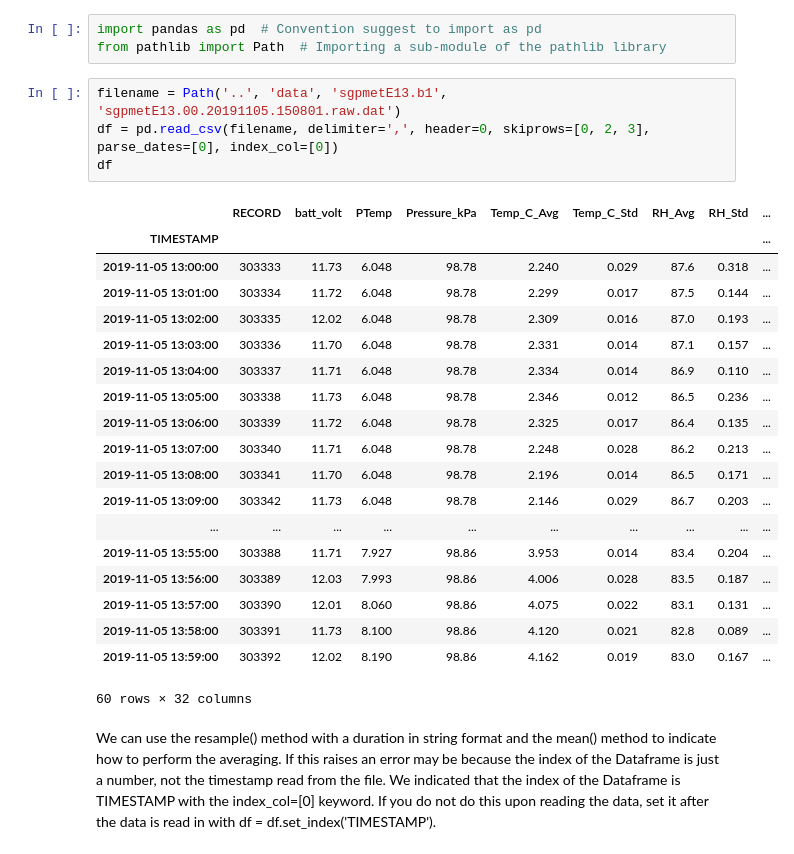
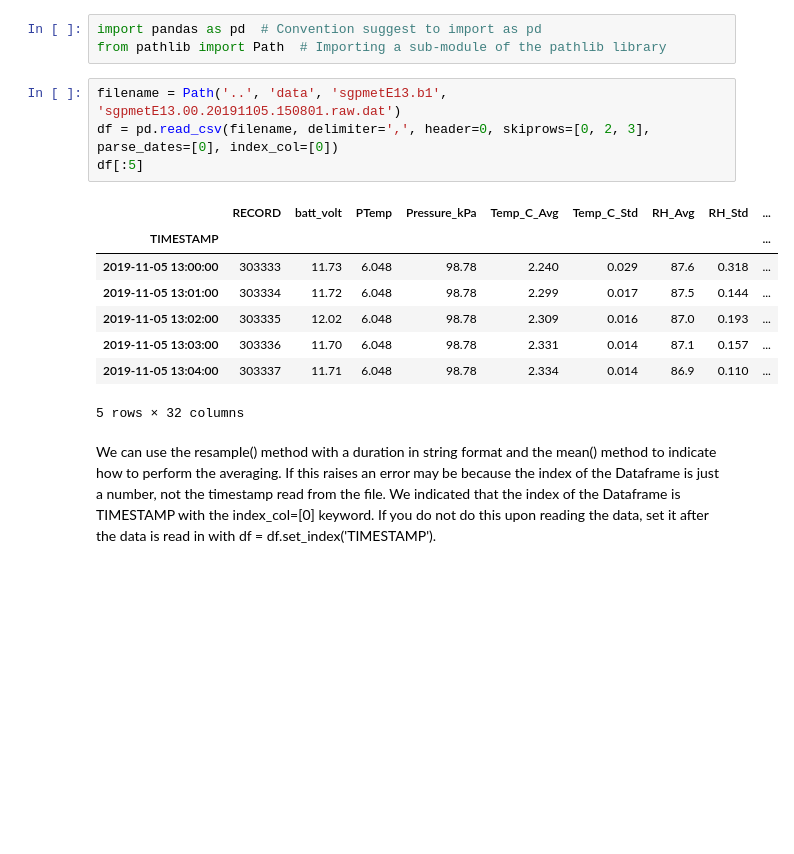
Before and after one commit to kenkehoe/AtmosphericPythonCourse, a Jupyter notebook: examples/Examples.ipynb, the cells around one changed output. Cells and saved outputs as stored; diff of their text form; blank space fills up the shorter version.

```diff
--- a/examples/Examples.ipynb
+++ b/examples/Examples.ipynb
@@ -8,26 +8,15 @@ from pathlib import Path  # Importing a sub-module of the pathlib library
 # %%
 filename = Path('..', 'data', 'sgpmetE13.b1', 'sgpmetE13.00.20191105.150801.raw.dat')
 df = pd.read_csv(filename, delimiter=',', header=0, skiprows=[0, 2, 3], parse_dates=[0], index_col=[0])
-df
+df[:5]
 # %% [output]
 |  | RECORD | batt_volt | PTemp | Pressure_kPa | Temp_C_Avg | Temp_C_Std | RH_Avg | RH_Std | ... |
 | TIMESTAMP |  |  |  |  |  |  |  |  | ... |
 | 2019-11-05 13:00:00 | 303333 | 11.73 | 6.048 | 98.78 | 2.240 | 0.029 | 87.6 | 0.318 | ... |
 | 2019-11-05 13:01:00 | 303334 | 11.72 | 6.048 | 98.78 | 2.299 | 0.017 | 87.5 | 0.144 | ... |
 | 2019-11-05 13:02:00 | 303335 | 12.02 | 6.048 | 98.78 | 2.309 | 0.016 | 87.0 | 0.193 | ... |
 | 2019-11-05 13:03:00 | 303336 | 11.70 | 6.048 | 98.78 | 2.331 | 0.014 | 87.1 | 0.157 | ... |
 | 2019-11-05 13:04:00 | 303337 | 11.71 | 6.048 | 98.78 | 2.334 | 0.014 | 86.9 | 0.110 | ... |
-| 2019-11-05 13:05:00 | 303338 | 11.73 | 6.048 | 98.78 | 2.346 | 0.012 | 86.5 | 0.236 | ... |
-| 2019-11-05 13:06:00 | 303339 | 11.72 | 6.048 | 98.78 | 2.325 | 0.017 | 86.4 | 0.135 | ... |
-| 2019-11-05 13:07:00 | 303340 | 11.71 | 6.048 | 98.78 | 2.248 | 0.028 | 86.2 | 0.213 | ... |
-| 2019-11-05 13:08:00 | 303341 | 11.70 | 6.048 | 98.78 | 2.196 | 0.014 | 86.5 | 0.171 | ... |
-| 2019-11-05 13:09:00 | 303342 | 11.73 | 6.048 | 98.78 | 2.146 | 0.029 | 86.7 | 0.203 | ... |
-| ... | ... | ... | ... | ... | ... | ... | ... | ... | ... |
-| 2019-11-05 13:55:00 | 303388 | 11.71 | 7.927 | 98.86 | 3.953 | 0.014 | 83.4 | 0.204 | ... |
-| 2019-11-05 13:56:00 | 303389 | 12.03 | 7.993 | 98.86 | 4.006 | 0.028 | 83.5 | 0.187 | ... |
-| 2019-11-05 13:57:00 | 303390 | 12.01 | 8.060 | 98.86 | 4.075 | 0.022 | 83.1 | 0.131 | ... |
-| 2019-11-05 13:58:00 | 303391 | 11.73 | 8.100 | 98.86 | 4.120 | 0.021 | 82.8 | 0.089 | ... |
-| 2019-11-05 13:59:00 | 303392 | 12.02 | 8.190 | 98.86 | 4.162 | 0.019 | 83.0 | 0.167 | ... |
-60 rows × 32 columns
+5 rows × 32 columns
 # %% [markdown]
 We can use the resample() method with a duration in string format and the mean() method to indicate how to perform the averaging. If this raises an error may be because the index of the Dataframe is just a number, not the timestamp read from the file. We indicated that the index of the Dataframe is TIMESTAMP with the index_col=[0] keyword. If you do not do this upon reading the data, set it after the data is read in with df = df.set_index('TIMESTAMP').
```
Also changed, not shown: parts of 5 cells of this notebook, 6 other files.
